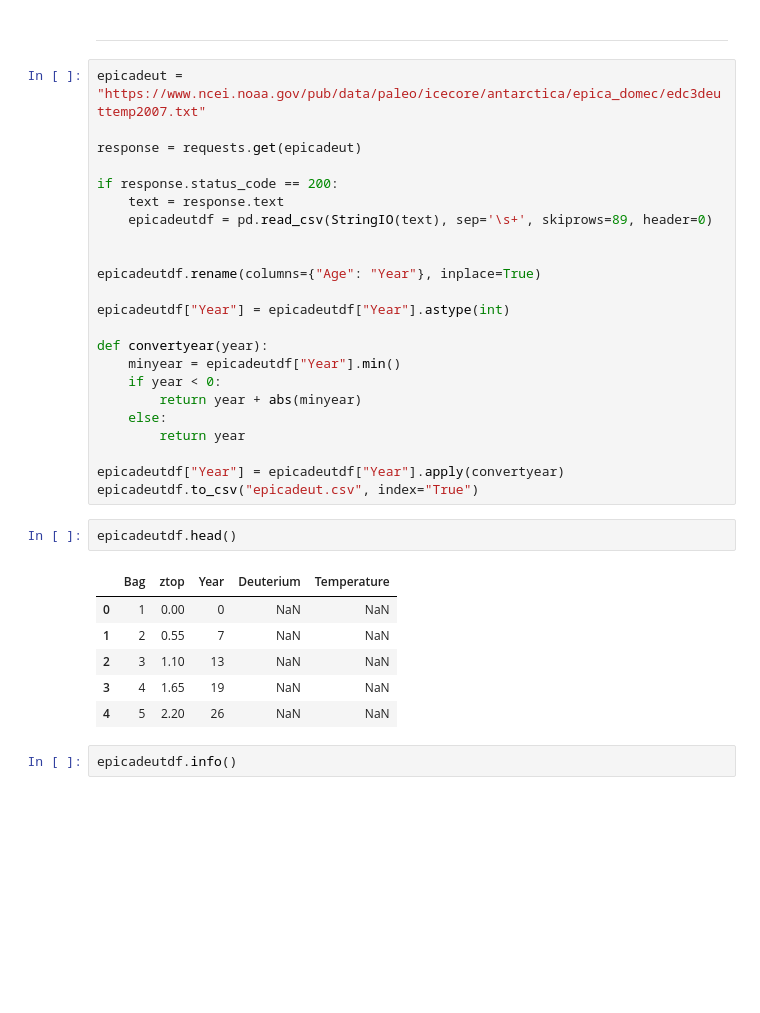
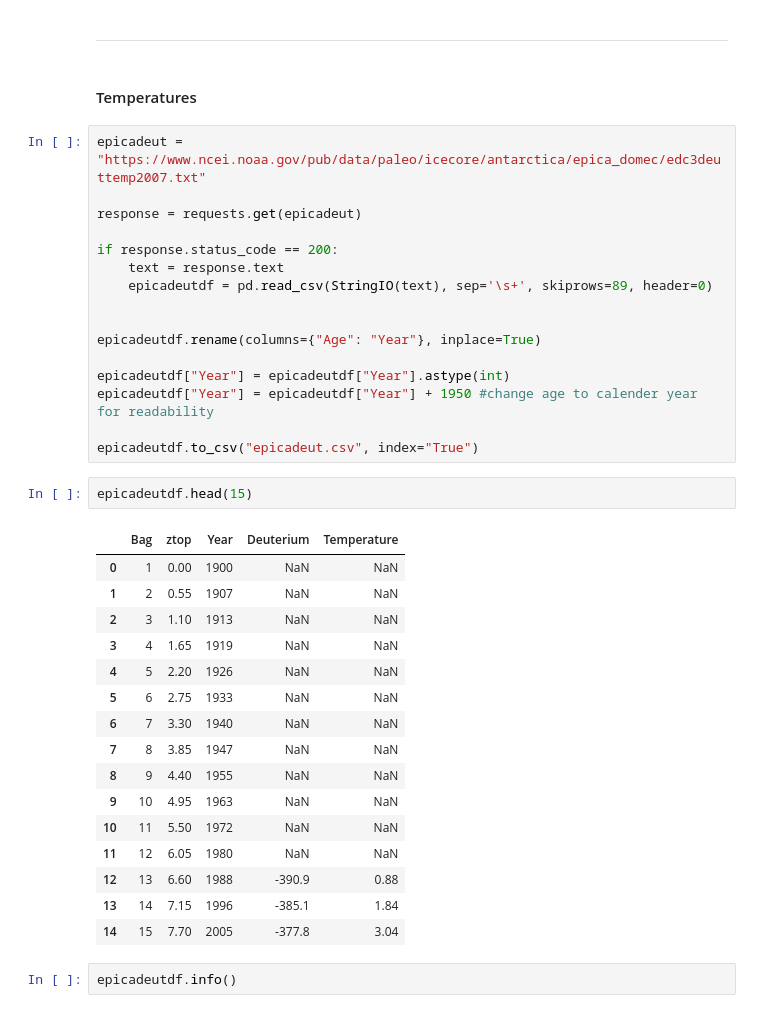
Before and after one commit to rebhanqui/programming-data-project-2, a Jupyter notebook: c02-v-temperature.ipynb, the cells around one changed output. Cells and saved outputs as stored; diff of their text form; blank space fills up the shorter version.

Commit message:
reused year editor was not working for postive values

```diff
--- a/c02-v-temperature.ipynb
+++ b/c02-v-temperature.ipynb
@@ -315,6 +315,8 @@ noaach4df.describe()
 # %% [markdown]
 
 ---
+# %% [markdown]
+#### Temperatures
 # %%
 epicadeut = "https://www.ncei.noaa.gov/pub/data/paleo/icecore/antarctica/epica_domec/edc3deuttemp2007.txt"
 
@@ -328,25 +330,28 @@ if response.status_code == 200:
 epicadeutdf.rename(columns={"Age": "Year"}, inplace=True)
 
 epicadeutdf["Year"] = epicadeutdf["Year"].astype(int)
+epicadeutdf["Year"] = epicadeutdf["Year"] + 1950 #change age to calender year for readability
 
-def convertyear(year):
-    minyear = epicadeutdf["Year"].min()
-    if year < 0:
-        return year + abs(minyear)
-    else:
-        return year
-
-epicadeutdf["Year"] = epicadeutdf["Year"].apply(convertyear)
 epicadeutdf.to_csv("epicadeut.csv", index="True")
 # %%
-epicadeutdf.head()
+epicadeutdf.head(15)
 # %% [output]
 |  | Bag | ztop | Year | Deuterium | Temperature |
-| 0 | 1 | 0.00 | 0 | NaN | NaN |
-| 1 | 2 | 0.55 | 7 | NaN | NaN |
-| 2 | 3 | 1.10 | 13 | NaN | NaN |
-| 3 | 4 | 1.65 | 19 | NaN | NaN |
-| 4 | 5 | 2.20 | 26 | NaN | NaN |
+| 0 | 1 | 0.00 | 1900 | NaN | NaN |
+| 1 | 2 | 0.55 | 1907 | NaN | NaN |
+| 2 | 3 | 1.10 | 1913 | NaN | NaN |
+| 3 | 4 | 1.65 | 1919 | NaN | NaN |
+| 4 | 5 | 2.20 | 1926 | NaN | NaN |
+| 5 | 6 | 2.75 | 1933 | NaN | NaN |
+| 6 | 7 | 3.30 | 1940 | NaN | NaN |
+| 7 | 8 | 3.85 | 1947 | NaN | NaN |
+| 8 | 9 | 4.40 | 1955 | NaN | NaN |
+| 9 | 10 | 4.95 | 1963 | NaN | NaN |
+| 10 | 11 | 5.50 | 1972 | NaN | NaN |
+| 11 | 12 | 6.05 | 1980 | NaN | NaN |
+| 12 | 13 | 6.60 | 1988 | -390.9 | 0.88 |
+| 13 | 14 | 7.15 | 1996 | -385.1 | 1.84 |
+| 14 | 15 | 7.70 | 2005 | -377.8 | 3.04 |
 # %%
 epicadeutdf.info()
 # %% [output]
```
Also changed, not shown: parts of 3 cells of this notebook, 2 other files.
